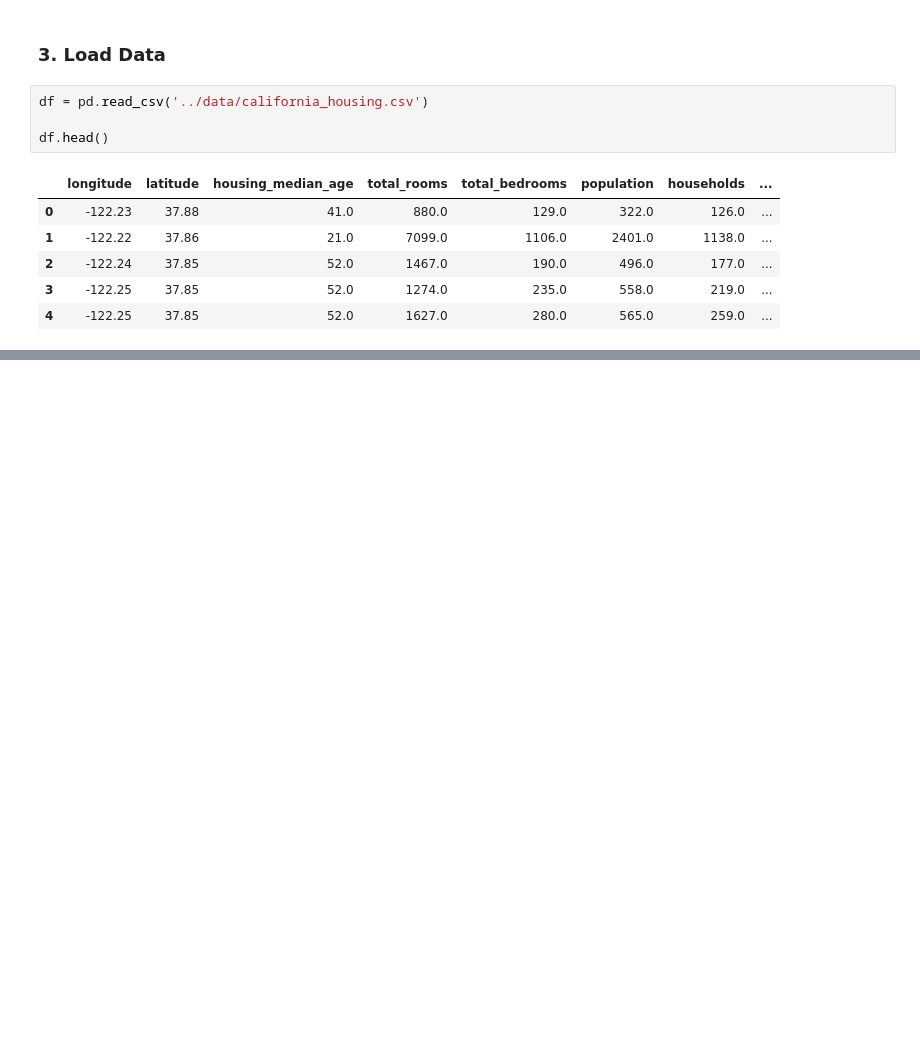
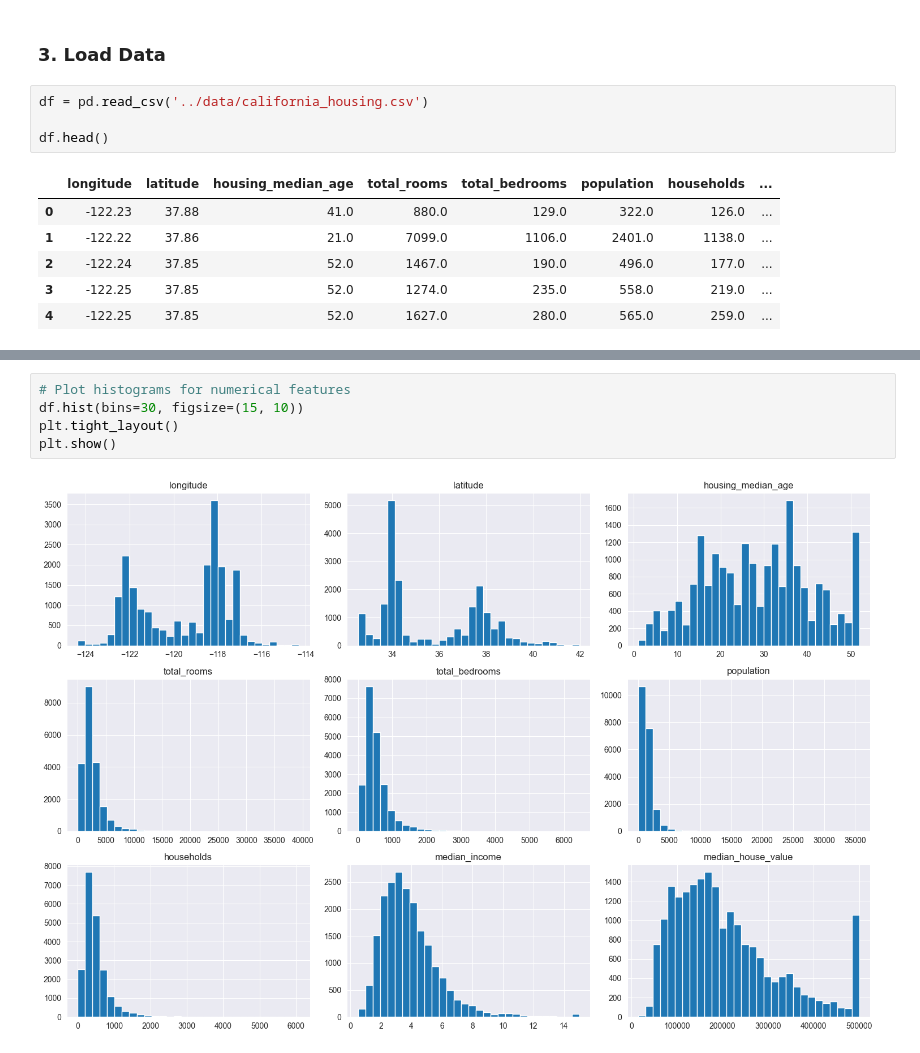
Before and after one commit to HubertFijolek1/machine-learning-projects, a Jupyter notebook: notebooks/01_regression.ipynb, the cells around one changed output, grey strips where cells are left out. Drawn from its saved outputs; the diff is of its cells as text; blank space fills up the shorter version.

```diff
--- a/notebooks/01_regression.ipynb
+++ b/notebooks/01_regression.ipynb
@@ -37,0 +86,7 @@ df.head()
+# %%
+# Plot histograms for numerical features
+df.hist(bins=30, figsize=(15, 10))
+plt.tight_layout()
+plt.show()
+# %% [output]
+[figure, added]
```
Also changed, not shown: parts of 4 cells of this notebook.
